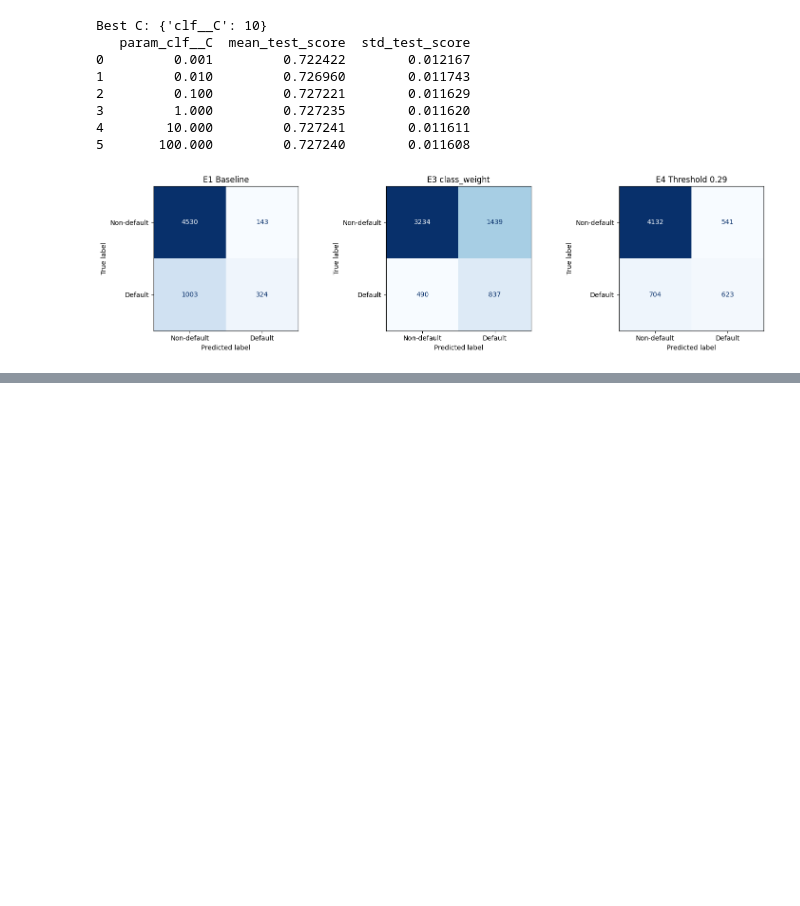
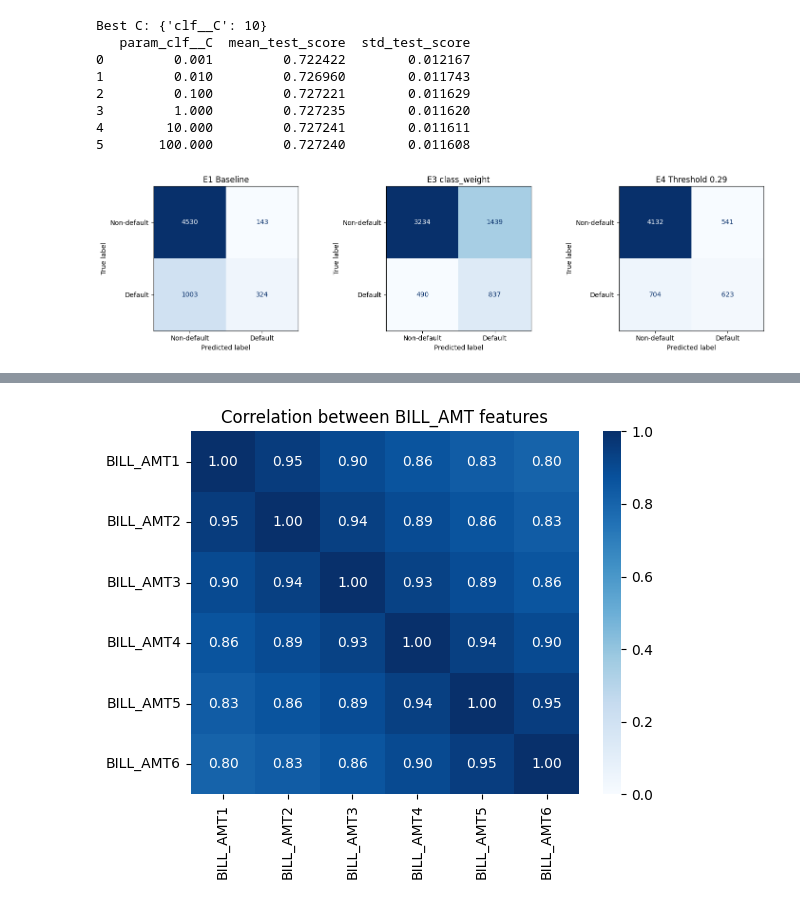
Before and after one commit to JanaAbdullah4/credit-card-default-prediction, a Jupyter notebook: credit-card-default-prediction.ipynb, the cells around one changed output, grey strips where cells are left out. Drawn from its saved outputs; the diff is of its cells as text; code cells hidden in the pictures; blank space fills up the shorter version.

Commit message:
Update notebook with CV, coefficients and heatmap

```diff
--- a/credit-card-default-prediction.ipynb
+++ b/credit-card-default-prediction.ipynb
@@ -170,0 +188,5 @@ plt.show()
+# %%
+cw.fit(X_train, y_train)
+coefs = pd.Series(cw.named_steps["clf"].coef_[0], index=X_train.columns)
+top = coefs.reindex(coefs.abs().sort_values(ascending=False).index).head(10)
+print(top.round(2))
@@ -170,0 +205,13 @@ plt.show()
+# %%
+import matplotlib.pyplot as plt
+import seaborn as sns
+
+bill_cols = [f"BILL_AMT{i}" for i in range(1, 7)]
+plt.figure(figsize=(6, 5))
+sns.heatmap(X_train[bill_cols].corr(), annot=True, fmt=".2f", cmap="Blues", vmin=0, vmax=1)
+plt.title("Correlation between BILL_AMT features")
+plt.tight_layout()
+plt.savefig("bill_amt_correlation_heatmap.png", dpi=300)
+plt.show()
+# %% [output]
+[figure, added]
```
Also changed, not shown: parts of 3 cells of this notebook.
